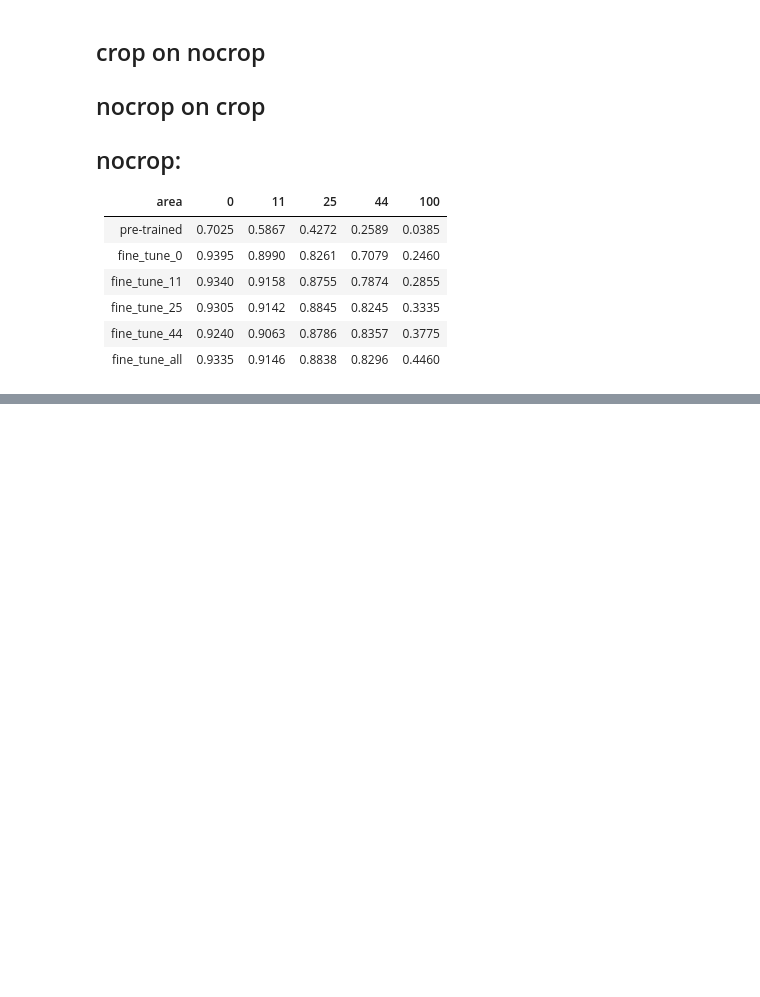
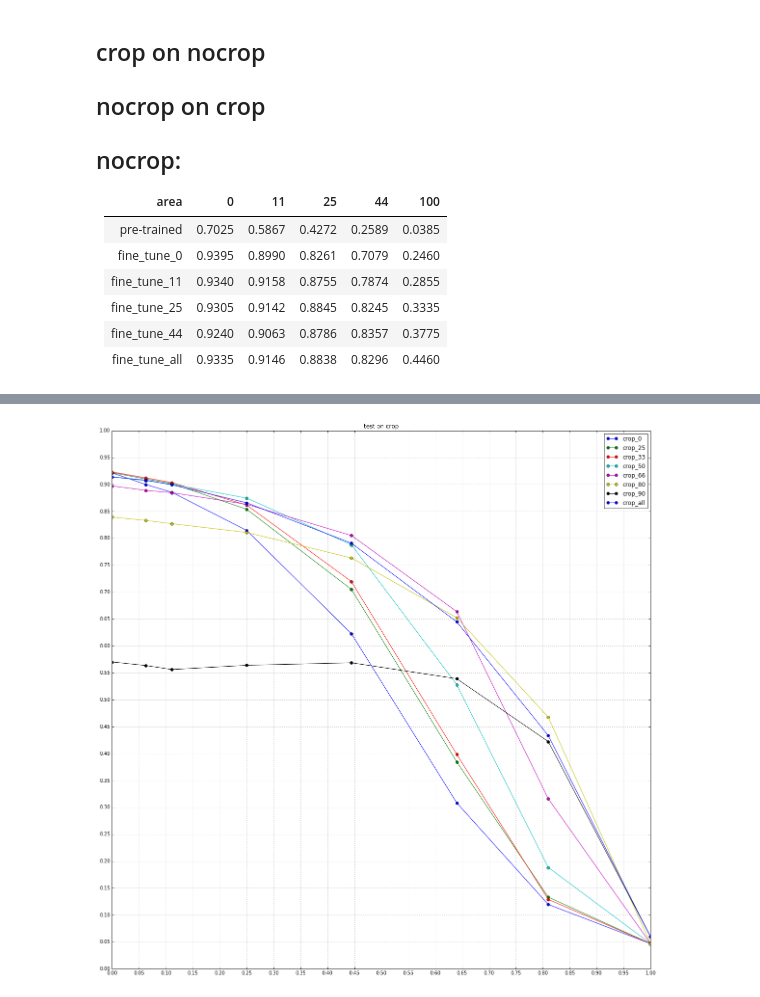
Before and after one commit to Definiter/occlusion-project, a Jupyter notebook: src/visualization.ipynb, the cells around one changed output, grey strips where cells are left out. Drawn from its saved outputs; the diff is of its cells as text; code cells hidden in the pictures; blank space fills up the shorter version.

```diff
--- a/src/visualization.ipynb
+++ b/src/visualization.ipynb
@@ -131,0 +31,82 @@ for i, accuracy in enumerate(accuracies):
+# %%
+# Test result visualization.
+from constant import *
+import sys
+import numpy as np
+import matplotlib.pyplot as plt
+import os
+import cPickle
+%matplotlib inline
+
+plt.rcParams['figure.figsize'] = (20, 20)
+
+net_names = ['0', '25', '33', '50', '66', '80', '90', 'all']
+x = [0.0, 1.0/4, 1.0/3, 1.0/2, 2.0/3, 4.0/5, 9.0/10, 1.0]
+model_strs = ['aperture']
+test_strs = ['aperture']
+
+
+#net_names = ['0', '10', '20', '30', '40', '50', '60', '70', '80', '90', 'all']
+#x = [0.0, 0.1, 0.2, 0.3, 0.4, 0.5, 0.6, 0.7, 0.8, 0.9, 1.0]
+model_strs = ['crop', 'nocrop']
+test_strs = ['crop', 'nocrop']
+
+xx = [i * i for i in x]
+for test_str in test_strs:
+    for model_str in model_strs:
+        # Grid.
+        ax = plt.gca()
+        ax.set_xlim([0, 1])
+        ax.set_ylim([0, 1])
+        ax.set_xticks(np.arange(0, 1.05, 0.05))
+        ax.set_xticks(np.arange(0, 1.05, 0.05), minor=True)
+        ax.set_yticks(np.arange(0, 1.05, 0.05))
+        ax.set_yticks(np.arange(0, 1.05, 0.05), minor=True)
+        ax.grid(which='both')
+        ax.grid(which='minor', alpha=0.2)
+        ax.grid(which='major', alpha=0.5)
+        plt.title('test on {}'.format(test_str))
+        for net_name in net_names:
+            with open('{}test/accuracy_{}_{}_{}.pickle'.format(result_root, model_str, test_str, net_name)) as f:
+                print 'accuracy_{}_{}_{}.pickle'.format(model_str, test_str, net_name)
+                accuracy = cPickle.load(f)
+            if model_str == 'crop':
+                plt.plot(xx, accuracy, marker = 'o', linestyle = '-')
+            else:
+                plt.plot(xx, accuracy, marker = 'o', linestyle = '--')
+        plt.legend([model_str + '_' + net_name for net_name in net_names], loc='upper right')
+        plt.show()
+
+for test_str in test_strs:
+    # Grid.
+    ax = plt.gca()
+    ax.set_xlim([0, 1])
+    ax.set_ylim([0, 1])
+    ax.set_xticks(np.arange(0, 1.05, 0.05))
+    ax.set_xticks(np.arange(0, 1.05, 0.05), minor=True)
+    ax.set_yticks(np.arange(0, 1.05, 0.05))
+    ax.set_yticks(np.arange(0, 1.05, 0.05), minor=True)
+    ax.grid(which='both')
+    ax.grid(which='minor', alpha=0.2)
+    ax.grid(which='major', alpha=0.5)
+    plt.title('test on {}'.format(test_str))
+    for model_str in model_strs:
+        for net_name in net_names:
+            with open('{}test/accuracy_{}_{}_{}.pickle'.format(result_root, model_str, test_str, net_name)) as f:
+                accuracy = cPickle.load(f)
+            if model_str == 'crop':
+                plt.plot(xx, accuracy, marker = 'o', linestyle = '-')
+            else:
+                plt.plot(xx, accuracy, marker = 'o', linestyle = '--')
+    plt.legend(['crop_' + net_name for net_name in net_names] + \
+               ['nocrop_' + net_name for net_name in net_names], loc='upper right')
+    plt.show()
+
+'''
+for i, accuracy in enumerate(accuracies):
+    sys.stdout.write('| {} | '.format(net_names[i]))
+    for x in accuracy:
+        sys.stdout.write('{:.4f} | '.format(x))
+    sys.stdout.write('\n')
+'''
+# %% [output]
@@ -131,0 +121 @@ for i, accuracy in enumerate(accuracies):
+[figure, added]
```
Also changed, not shown: parts of 3 cells of this notebook, 15 other files.
